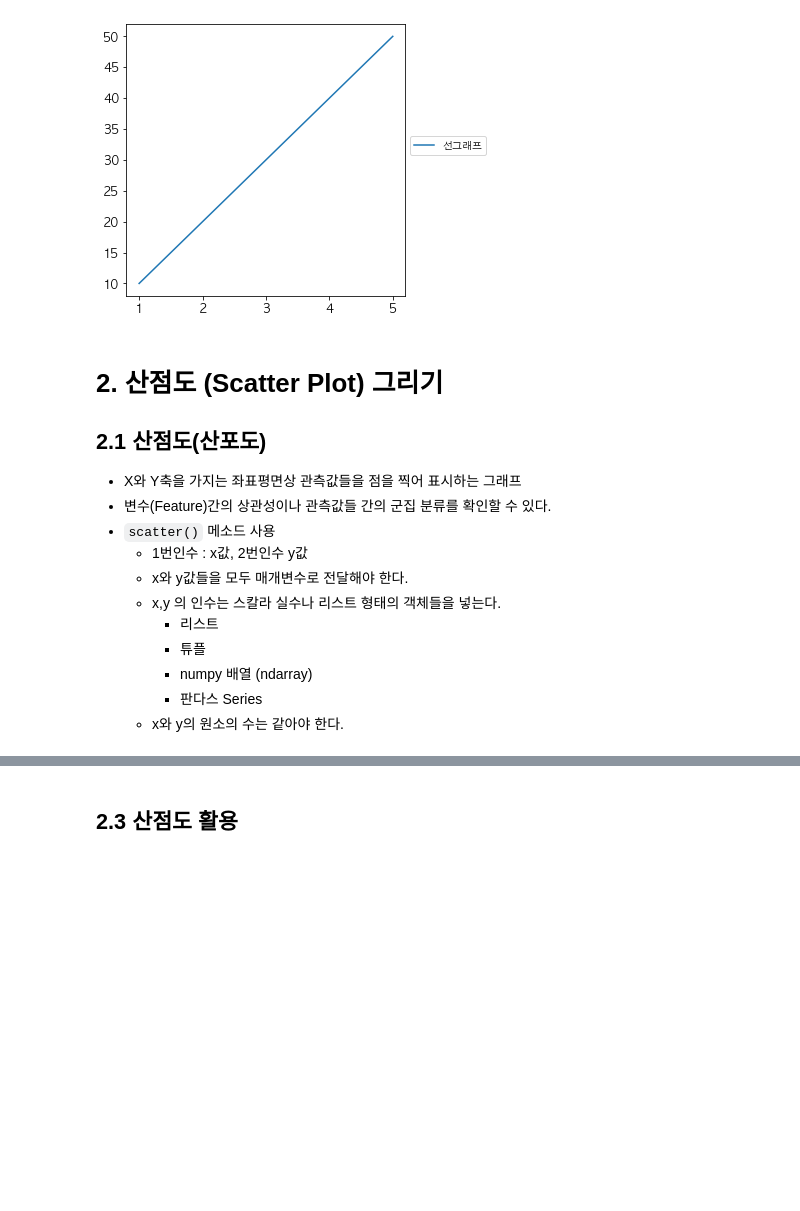
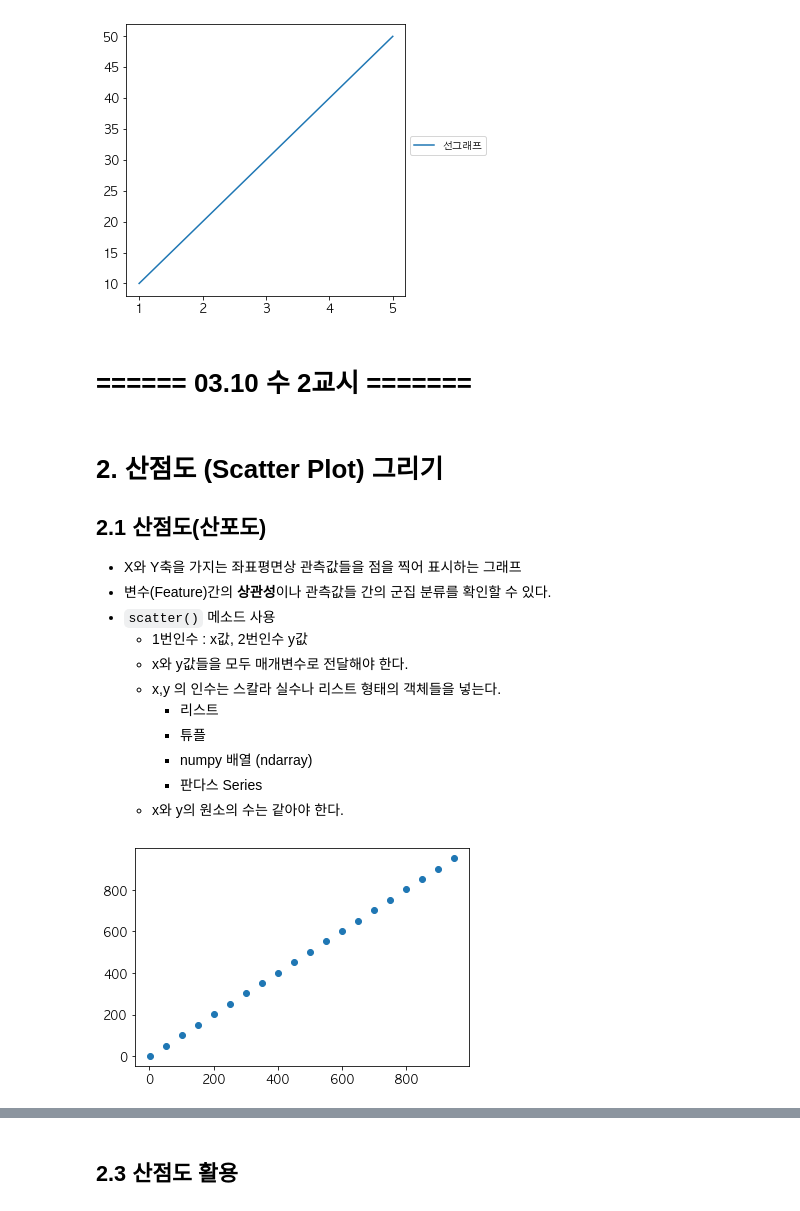
Before and after one commit to kkogggokk/Python, a Jupyter notebook: 05_Matplotlib/01.lecture/02_각종 그래프 그리기1.ipynb, the cells around one changed output, grey strips where cells are left out. Cells and saved outputs as stored; diff of their text form; code cells hidden in the pictures; blank space fills up the shorter version.

```diff
--- a/05_Matplotlib/01.lecture/02_각종 그래프 그리기1.ipynb
+++ b/05_Matplotlib/01.lecture/02_각종 그래프 그리기1.ipynb
@@ -168,11 +177,13 @@ plt.legend(bbox_to_anchor = (1,0.5), loc = 'lower left')
 plt.show()
 # %% [output]
 [figure]
+# %% [markdown]
+# ====== 03.10 수 2교시 =======
 # %% [markdown]
 # 2. 산점도 (Scatter Plot) 그리기
 ## 2.1 산점도(산포도)
 - X와 Y축을 가지는 좌표평면상 관측값들을 점을 찍어 표시하는 그래프
-- 변수(Feature)간의 상관성이나 관측값들 간의 군집 분류를 확인할 수 있다.
+- 변수(Feature)간의 **상관성**이나 관측값들 간의 군집 분류를 확인할 수 있다.
 - `scatter()` 메소드 사용
     - 1번인수 : x값, 2번인수 y값
     - x와 y값들을 모두 매개변수로 전달해야 한다.
@@ -184,0 +200,9 @@ plt.show()
+# %%
+x = np.arange(1, 1000, 50)
+y = np.arange(1, 1000, 50)
+z = np.arange(1, 1000, 20)
+
+plt.scatter(x, y) # 산점도
+plt.show()
+# %% [output]
+[figure, added]
```
Also changed, not shown: parts of 36 cells of this notebook.
